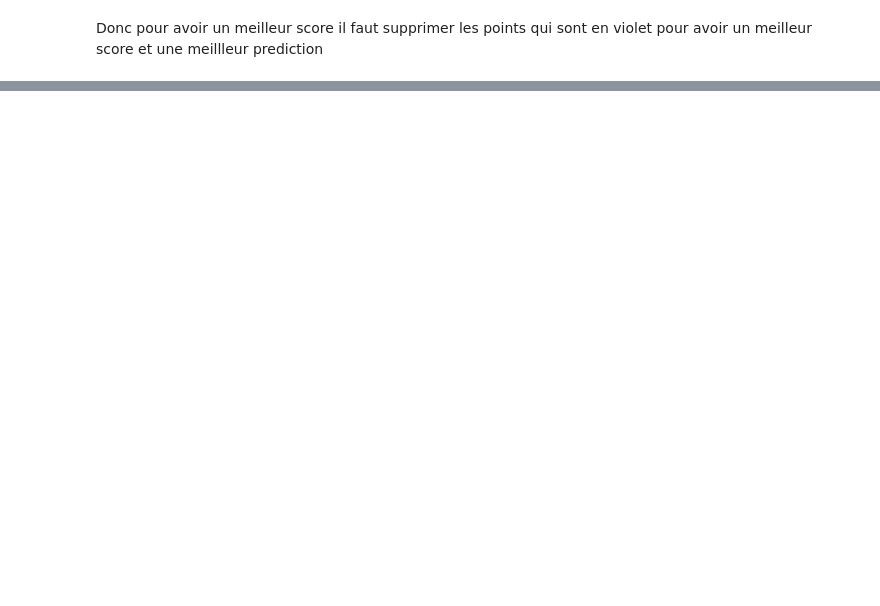
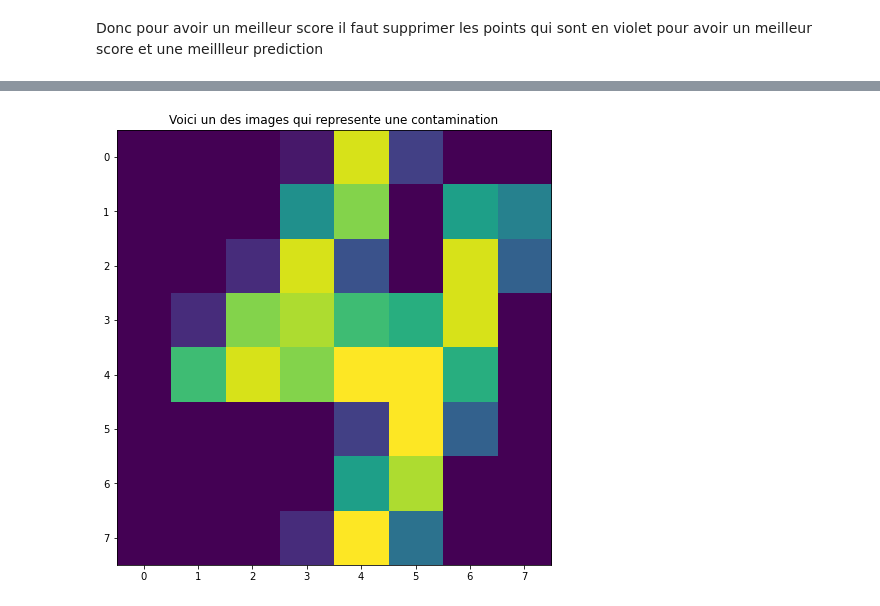
Before and after one commit to mohamed063197/Data-scientist, a Jupyter notebook: 07_Apprentissate_non_supervisé.ipynb, the cells around one changed output, grey strips where cells are left out. Saved outputs shown, nothing was run; the diff lists cells and outputs as text; code cells hidden in the pictures; blank space fills up the shorter version.

```diff
--- a/07_Apprentissate_non_supervisé.ipynb
+++ b/07_Apprentissate_non_supervisé.ipynb
@@ -111,0 +127,11 @@ Le score est de : -175.96520869986963
+# %%
+im_model=IsolationForest(contamination = 0.05)#On supporse qu'il ya 1% de contamination dans mon dataset
+im_model.fit(x_img)
+
+images_ano=images[ im_model.predict(x_img) == -1]
+plt.figure(figsize=(10, 8))
+plt.imshow(images_ano[45])
+plt.title("Voici un des images qui represente une contamination")
+plt.show()
+# %% [output]
+[figure, added]
```
Also changed, not shown: parts of 20 cells of this notebook.
